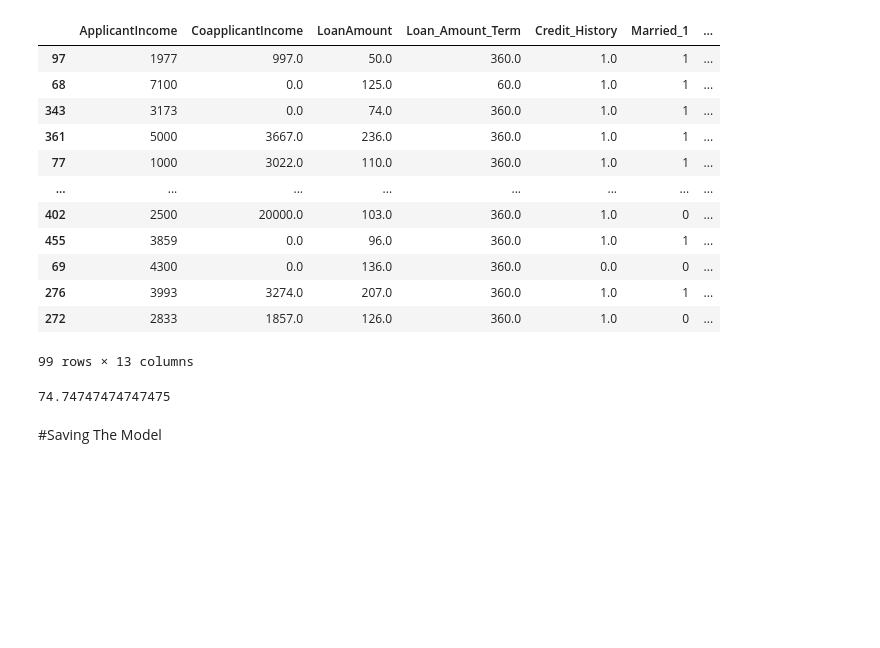
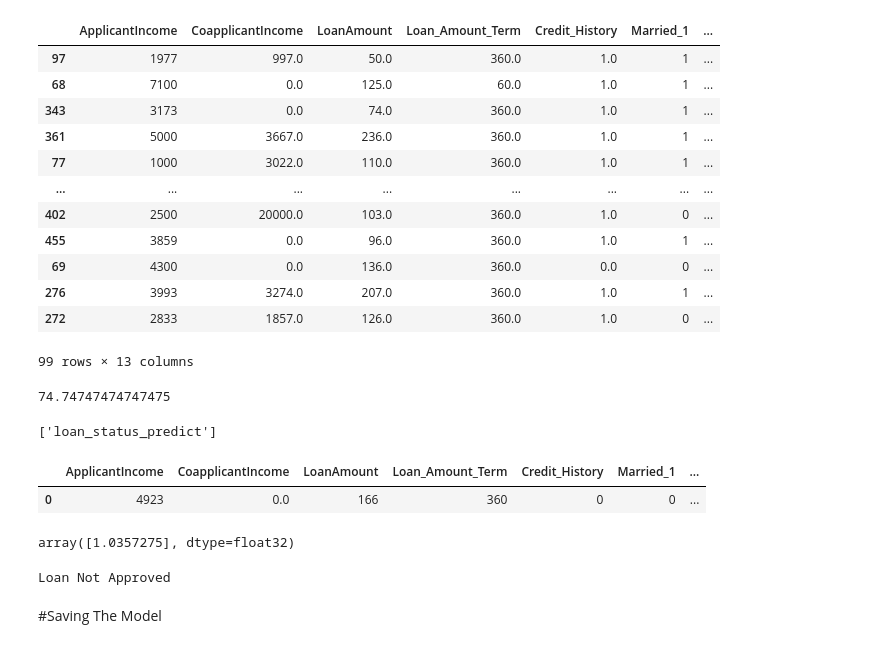
Before and after one commit to dinuwanfernando/10822750-final-year-project, a Jupyter notebook: loan_prediction_test2.ipynb, the cells around one changed output. Drawn from its saved outputs; the diff is of its cells as text; code cells hidden in the pictures; blank space fills up the shorter version.

```diff
--- a/loan_prediction_test2.ipynb
+++ b/loan_prediction_test2.ipynb
@@ -501,0 +504,4 @@ accuracy*100
+# %%
+joblib.dump(model_credit,'loan_status_predict')
+# %% [output]
+['loan_status_predict']
@@ -501,0 +510,24 @@ accuracy*100
+# %%
+data = {
+    'ApplicantIncome': [4923],
+    'CoapplicantIncome': [0.0],
+    'LoanAmount': [166],
+    'Loan_Amount_Term': [360],
+    'Credit_History': [0],
+    'Married_1': [0],
+    'Education_1': [1],
+    'Self_Employed_1': [0],
+    'Property_Area_1': [1],
+    'Dependents_1': [2]
+}
+# %%
+df_final = pd.DataFrame(data)
+# %%
+df_final
+# %% [output]
+|  | ApplicantIncome | CoapplicantIncome | LoanAmount | Loan_Amount_Term | Credit_History | Married_1 | ... |
+| 0 | 4923 | 0.0 | 166 | 360 | 0 | 0 | ... |
+# %%
+model.predict(df_final)
+# %% [output]
+array([1.0357275], dtype=float32)
@@ -502,3 +536,10 @@ accuracy*100
+# %%
+if result==1:
+    print("Loan Approved")
+else:
+    print("Loan Not Approved")
+# %% [output]
+Loan Not Approved
 # %%
 # #import the dataset
 # data = pd.read_csv('train.csv')
```
Also changed, not shown: parts of 3 cells of this notebook.
